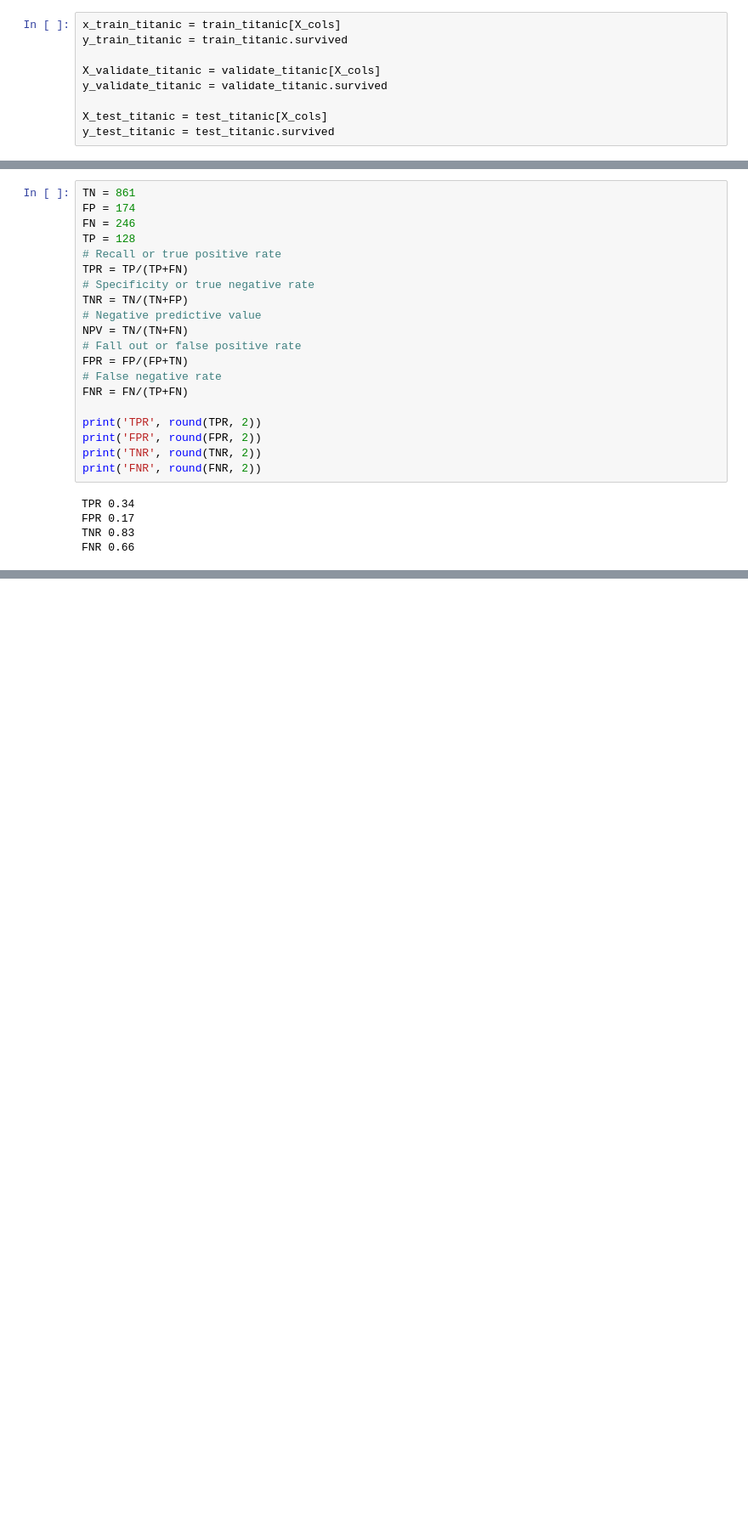
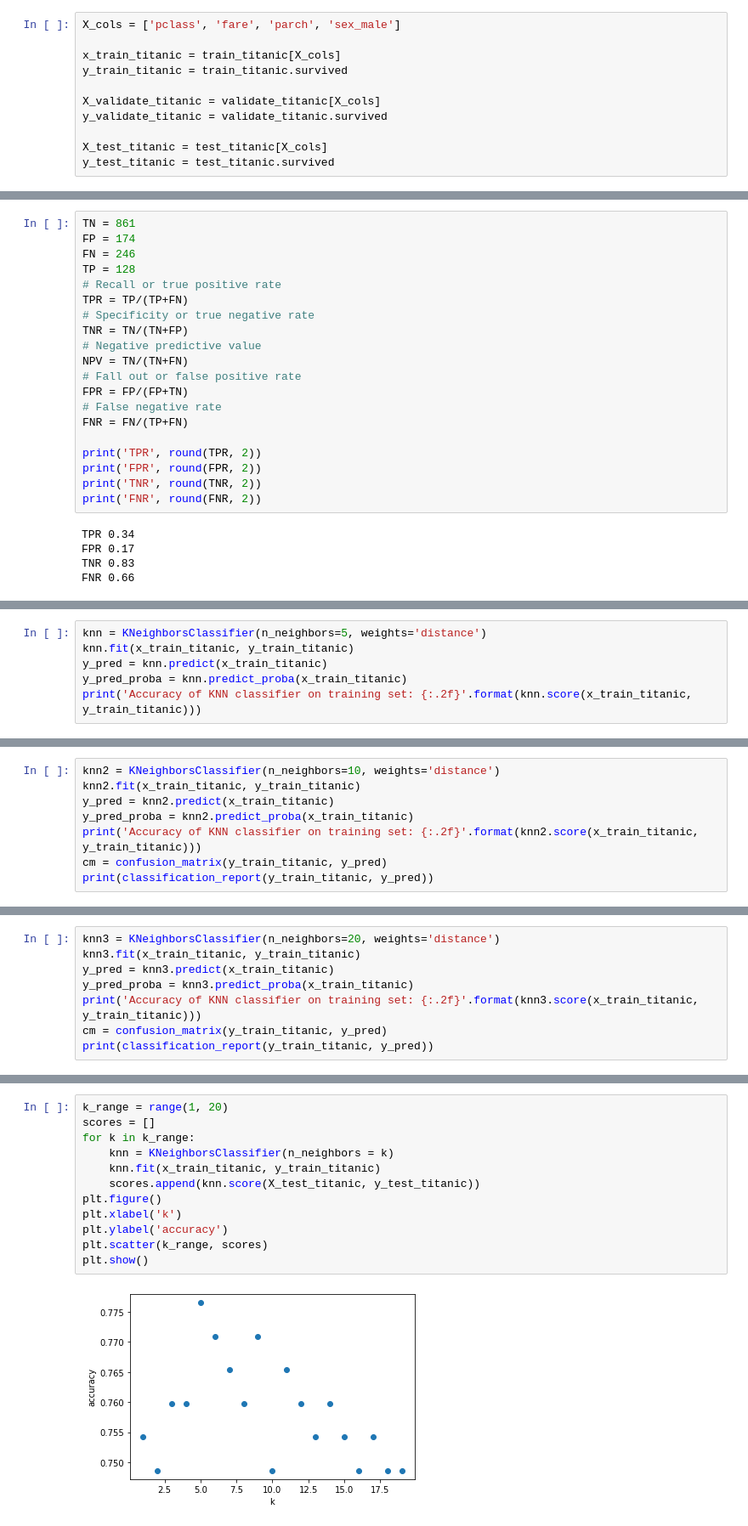
Before and after one commit to michael-haerle/classification-exercises, a Jupyter notebook: model.ipynb, the cells around one changed output, grey strips where cells are left out. Shown: that part at 85% size. Saved outputs shown, nothing was run; the diff lists cells and outputs as text; blank space fills up the shorter version.

```diff
--- a/model.ipynb
+++ b/model.ipynb
@@ -77,6 +78,8 @@ Baseline Accuracy 0.6161048689138576
 # %%
 X_cols = ['pclass', 'fare', 'parch', 'sex_male']
 # %%
+X_cols = ['pclass', 'fare', 'parch', 'sex_male']
+
 x_train_titanic = train_titanic[X_cols]
 y_train_titanic = train_titanic.survived
 
@@ -639,0 +656,6 @@ Negative support: 329
+# %%
+knn = KNeighborsClassifier(n_neighbors=5, weights='distance')
+knn.fit(x_train_titanic, y_train_titanic)
+y_pred = knn.predict(x_train_titanic)
+y_pred_proba = knn.predict_proba(x_train_titanic)
+print('Accuracy of KNN classifier on training set: {:.2f}'.format(knn.score(x_train_titanic, y_train_titanic)))
@@ -639,0 +693,8 @@ Negative support: 329
+# %%
+knn2 = KNeighborsClassifier(n_neighbors=10, weights='distance')
+knn2.fit(x_train_titanic, y_train_titanic)
+y_pred = knn2.predict(x_train_titanic)
+y_pred_proba = knn2.predict_proba(x_train_titanic)
+print('Accuracy of KNN classifier on training set: {:.2f}'.format(knn2.score(x_train_titanic, y_train_titanic)))
+cm = confusion_matrix(y_train_titanic, y_pred)
+print(classification_report(y_train_titanic, y_pred))
@@ -639,0 +728,8 @@ Negative support: 329
+# %%
+knn3 = KNeighborsClassifier(n_neighbors=20, weights='distance')
+knn3.fit(x_train_titanic, y_train_titanic)
+y_pred = knn3.predict(x_train_titanic)
+y_pred_proba = knn3.predict_proba(x_train_titanic)
+print('Accuracy of KNN classifier on training set: {:.2f}'.format(knn3.score(x_train_titanic, y_train_titanic)))
+cm = confusion_matrix(y_train_titanic, y_pred)
+print(classification_report(y_train_titanic, y_pred))
@@ -639,0 +777,14 @@ Negative support: 329
+# %%
+k_range = range(1, 20)
+scores = []
+for k in k_range:
+    knn = KNeighborsClassifier(n_neighbors = k)
+    knn.fit(x_train_titanic, y_train_titanic)
+    scores.append(knn.score(X_test_titanic, y_test_titanic))
+plt.figure()
+plt.xlabel('k')
+plt.ylabel('accuracy')
+plt.scatter(k_range, scores)
+plt.show()
+# %% [output]
+[figure, added]
```
Also changed, not shown: parts of 103 cells of this notebook.
